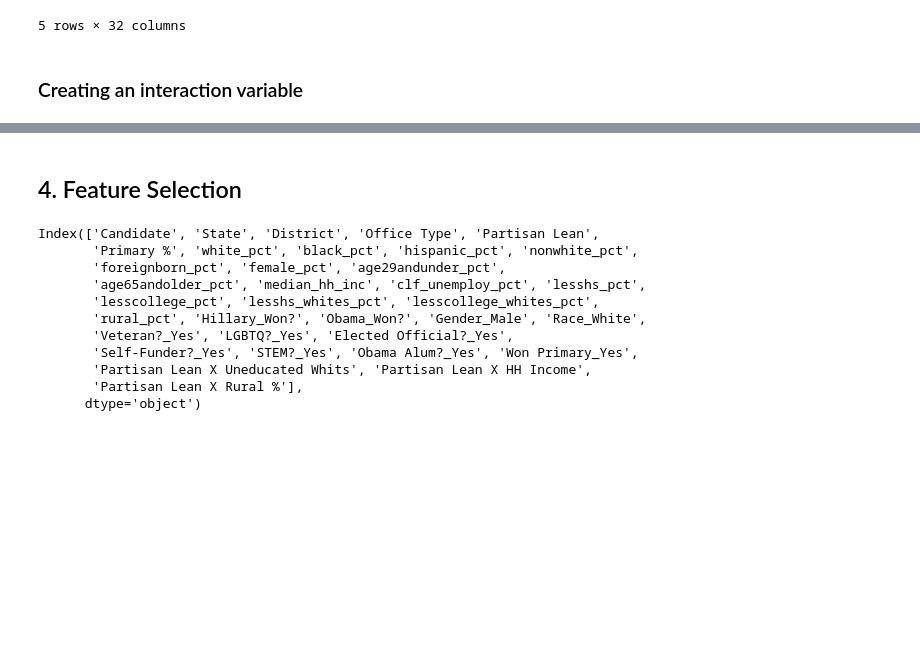
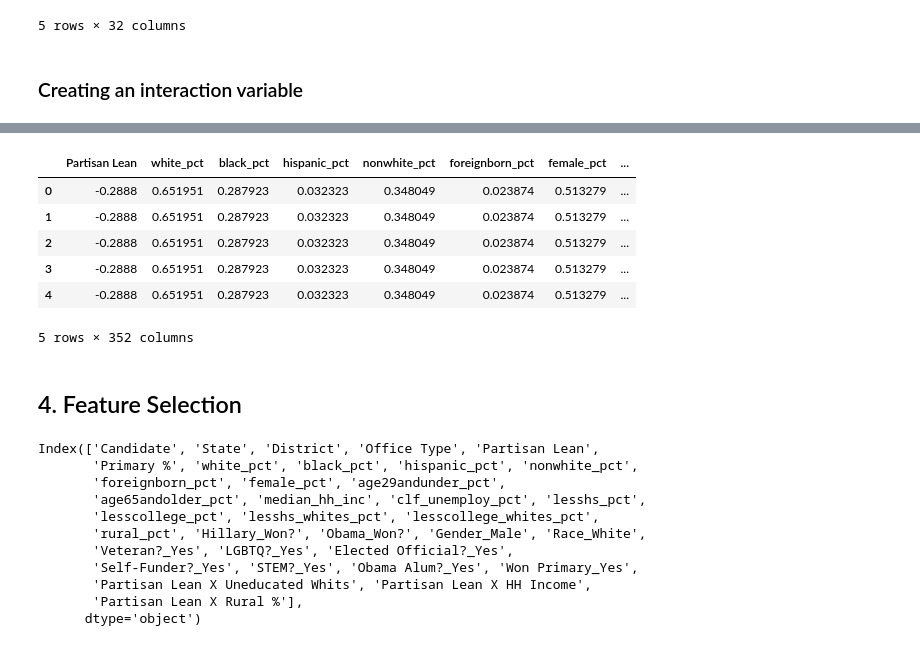
Before and after one commit to Ran-Tokman/Mod-3-Project-Dem-Primaries, a Jupyter notebook: Mod3_Project_Dem_Midterms.ipynb, the cells around one changed output, grey strips where cells are left out. Saved outputs shown, nothing was run; the diff lists cells and outputs as text; code cells hidden in the pictures; blank space fills up the shorter version.

```diff
--- a/Mod3_Project_Dem_Midterms.ipynb
+++ b/Mod3_Project_Dem_Midterms.ipynb
@@ -734,3 +752,15 @@ Index(['Candidate', 'State', 'District', 'Office Type', 'Partisan Lean',
+# %%
+Dem_Midterm_Primary_Interactions = pd.concat([interaction_features, Dem_Midterm_Primary_Dummies['Won Primary_Yes']],axis=1)
+# %%
+Dem_Midterm_Primary_Interactions.head()
+# %% [output]
+|  | Partisan Lean | white_pct | black_pct | hispanic_pct | nonwhite_pct | foreignborn_pct | female_pct | ... |
+| 0 | -0.2888 | 0.651951 | 0.287923 | 0.032323 | 0.348049 | 0.023874 | 0.513279 | ... |
+| 1 | -0.2888 | 0.651951 | 0.287923 | 0.032323 | 0.348049 | 0.023874 | 0.513279 | ... |
+| 2 | -0.2888 | 0.651951 | 0.287923 | 0.032323 | 0.348049 | 0.023874 | 0.513279 | ... |
+| 3 | -0.2888 | 0.651951 | 0.287923 | 0.032323 | 0.348049 | 0.023874 | 0.513279 | ... |
+| 4 | -0.2888 | 0.651951 | 0.287923 | 0.032323 | 0.348049 | 0.023874 | 0.513279 | ... |
+5 rows × 352 columns
 # %%
 Dem_Midterm_Primary_Dummies['Partisan Lean X Uneducated Whits'] = Dem_Midterm_Primary_Dummies['Partisan Lean'] * \
     Dem_Midterm_Primary_Dummies['lesshs_whites_pct']
```
Also changed, not shown: parts of 48 cells of this notebook, 1 other file.
